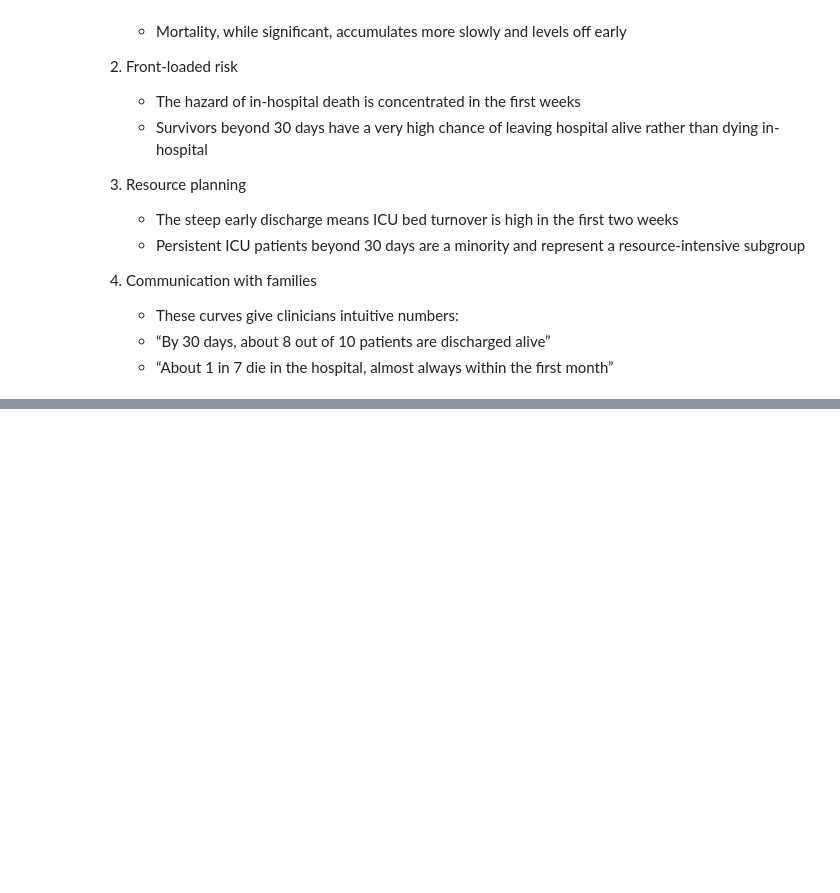
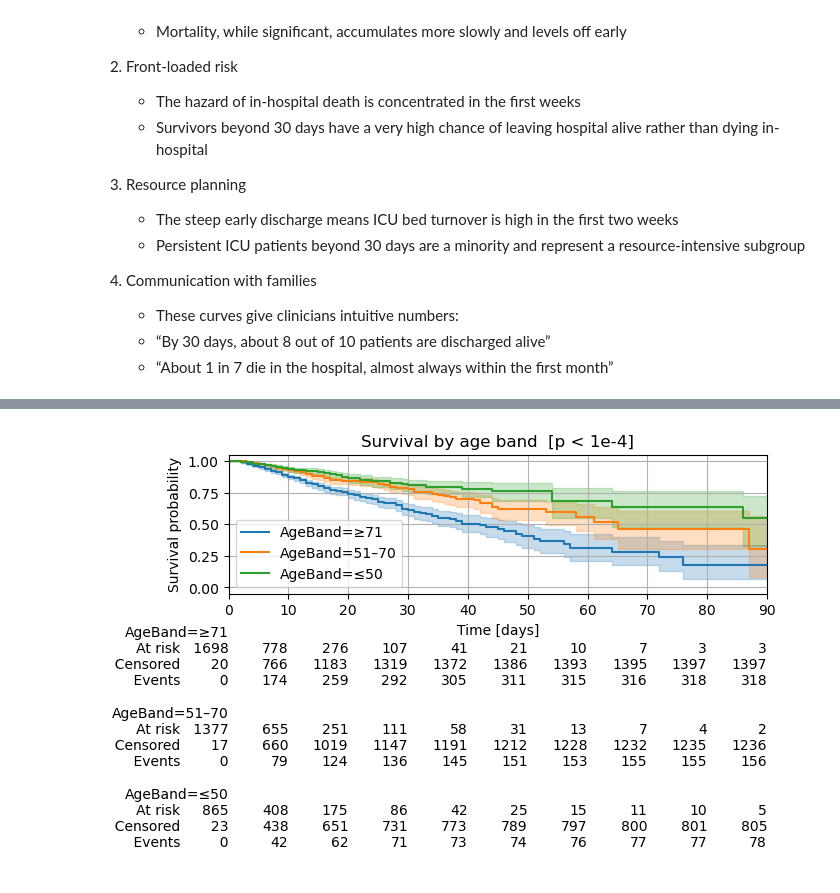
Before and after one commit to IE-ML-for-Healthcare/ICU_Survival_analysis, a Jupyter notebook: 01_ICU_Survival_analysis_KM.ipynb, the cells around one changed output, grey strips where cells are left out. Saved outputs shown, nothing was run; the diff lists cells and outputs as text; code cells hidden in the pictures; blank space fills up the shorter version.

```diff
--- a/01_ICU_Survival_analysis_KM.ipynb
+++ b/01_ICU_Survival_analysis_KM.ipynb
@@ -461,0 +522,7 @@ plt.show()
+# %%
+# Age bands if available
+if "Age" in ICU.columns:
+    ICU["AgeBand"] = pd.cut(ICU["Age"], bins=[0, 50, 70, 200], labels=["≤50","51–70","≥71"], right=True)
+    km_by_group(ICU, "AgeBand", title="Survival by age band")
+# %% [output]
+[figure, added]
```
Also changed, not shown: parts of 7 cells of this notebook, 2 other files.
